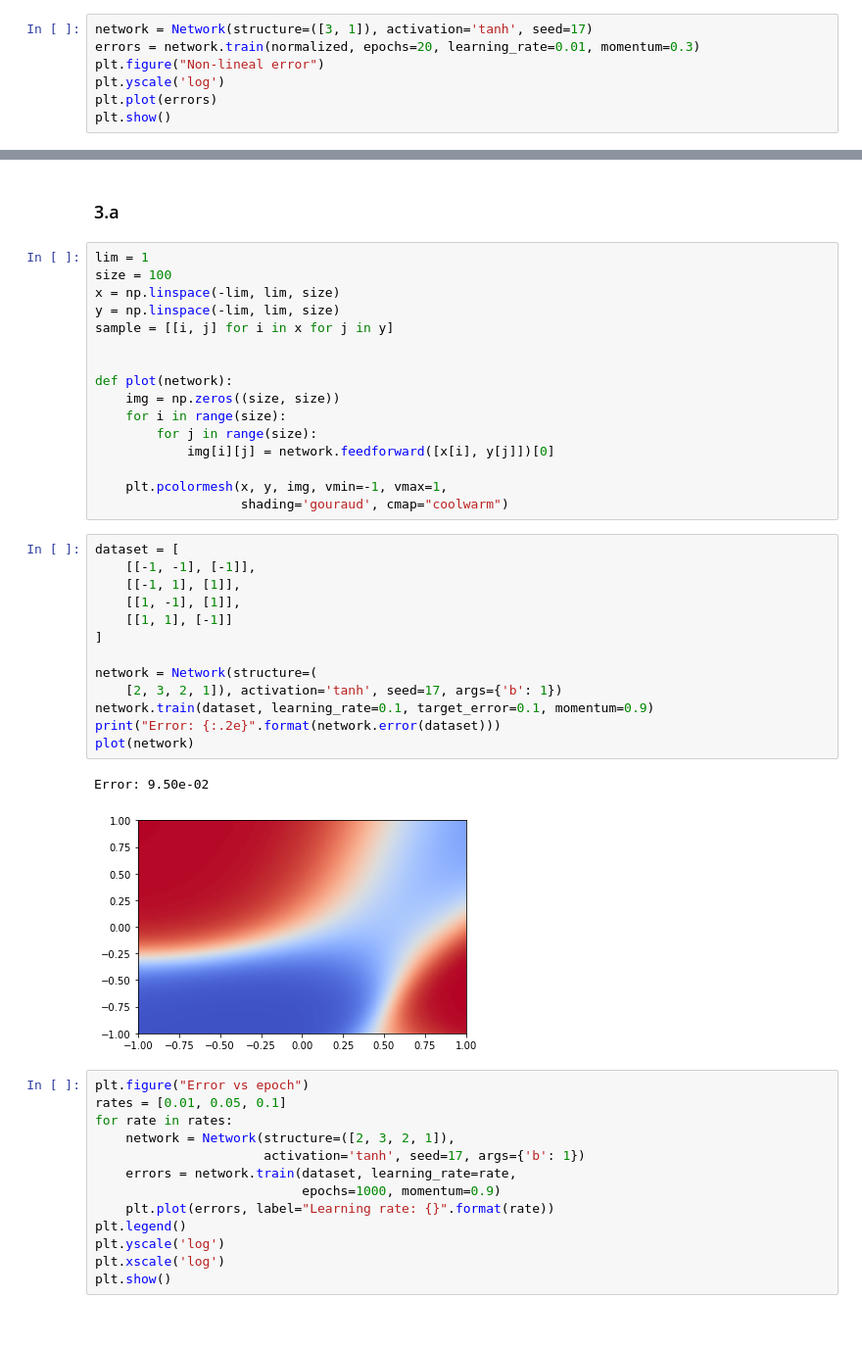
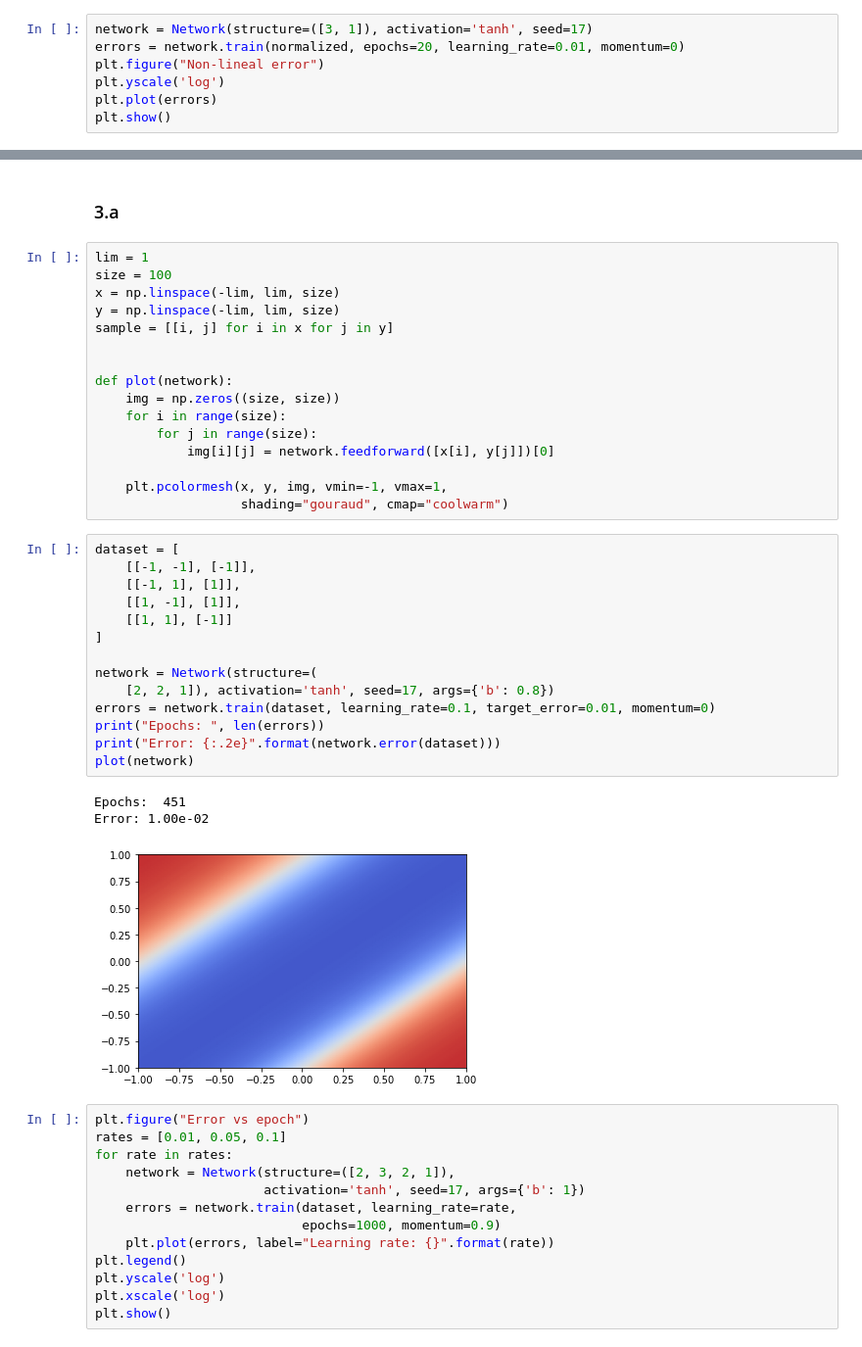
Before and after one commit to Natu17/TPs_SIA, a Jupyter notebook: TP3/TP3.ipynb, the cells around one changed output, grey strips where cells are left out. Shown at 98% size. Drawn from its saved outputs; the diff is of its cells as text.

```diff
--- a/TP3/TP3.ipynb
+++ b/TP3/TP3.ipynb
@@ -131,7 +129,7 @@ plt.show()
 ### No lineal
 # %%
 network = Network(structure=([3, 1]), activation='tanh', seed=17)
-errors = network.train(normalized, epochs=20, learning_rate=0.01, momentum=0.3)
+errors = network.train(normalized, epochs=20, learning_rate=0.01, momentum=0)
 plt.figure("Non-lineal error")
 plt.yscale('log')
 plt.plot(errors)
@@ -157,23 +155,25 @@ def plot(network):
             img[i][j] = network.feedforward([x[i], y[j]])[0]
 
     plt.pcolormesh(x, y, img, vmin=-1, vmax=1,
-                   shading='gouraud', cmap="coolwarm")
+                   shading="gouraud", cmap="coolwarm")
 # %%
 dataset = [
     [[-1, -1], [-1]],
     [[-1, 1], [1]],
     [[1, -1], [1]],
     [[1, 1], [-1]]
 ]
 
 network = Network(structure=(
-    [2, 3, 2, 1]), activation='tanh', seed=17, args={'b': 1})
-network.train(dataset, learning_rate=0.1, target_error=0.1, momentum=0.9)
+    [2, 2, 1]), activation='tanh', seed=17, args={'b': 0.8})
+errors = network.train(dataset, learning_rate=0.1, target_error=0.01, momentum=0)
+print("Epochs: ", len(errors))
 print("Error: {:.2e}".format(network.error(dataset)))
 plot(network)
 # %% [output]
-Error: 9.50e-02
+Epochs:  451
+Error: 1.00e-02
-[figure, old version]
+[figure, new version]
 # %%
 plt.figure("Error vs epoch")
 rates = [0.01, 0.05, 0.1]
```
Also changed, not shown: parts of 9 cells of this notebook, 1 other file.
